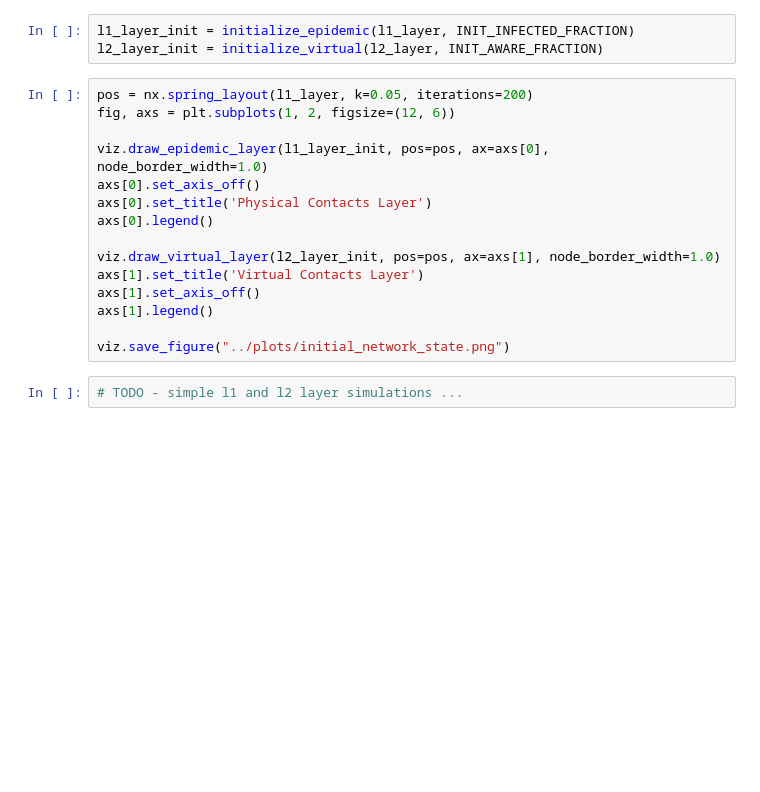
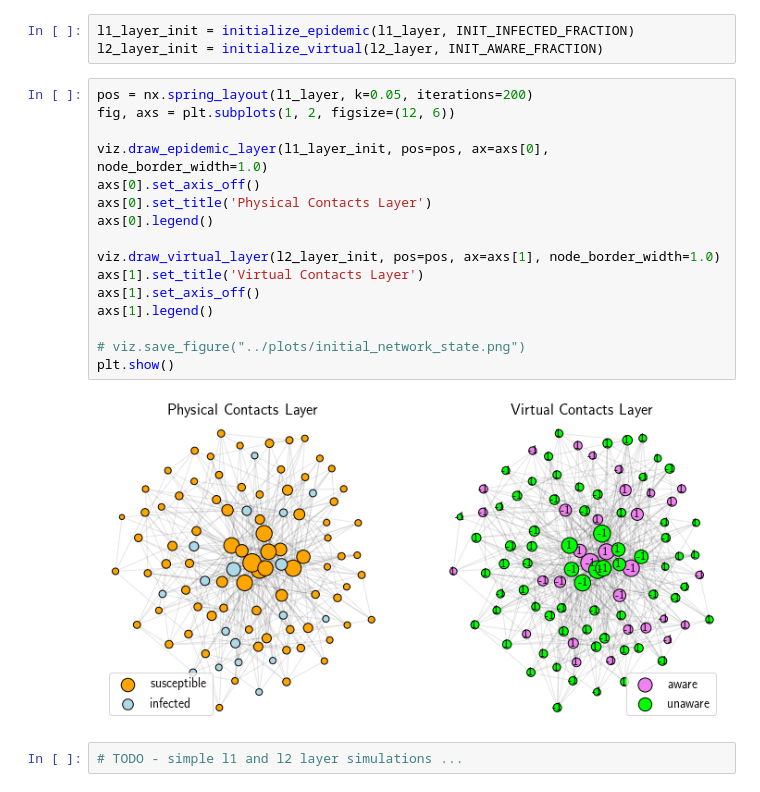
Before and after one commit to robertjankowski/social-media-influence-on-covid-pandemic, a Jupyter notebook: notebooks/covid_simulation.ipynb, the cells around one changed output. Drawn from its saved outputs; the diff is of its cells as text; blank space fills up the shorter version.

```diff
--- a/notebooks/covid_simulation.ipynb
+++ b/notebooks/covid_simulation.ipynb
@@ -27,18 +27,21 @@ l2_layer_init = initialize_virtual(l2_layer, INIT_AWARE_FRACTION)
 # %%
 pos = nx.spring_layout(l1_layer, k=0.05, iterations=200)
 fig, axs = plt.subplots(1, 2, figsize=(12, 6))
 
 viz.draw_epidemic_layer(l1_layer_init, pos=pos, ax=axs[0], node_border_width=1.0)
 axs[0].set_axis_off()
 axs[0].set_title('Physical Contacts Layer')
 axs[0].legend()
 
 viz.draw_virtual_layer(l2_layer_init, pos=pos, ax=axs[1], node_border_width=1.0)
 axs[1].set_title('Virtual Contacts Layer')
 axs[1].set_axis_off()
 axs[1].legend()
 
-viz.save_figure("../plots/initial_network_state.png")
+# viz.save_figure("../plots/initial_network_state.png")
+plt.show()
+# %% [output]
+[figure, added]
 # %%
 # TODO - simple l1 and l2 layer simulations ...
 # %%
```
Also changed, not shown: parts of 4 cells of this notebook, 4 other files.
